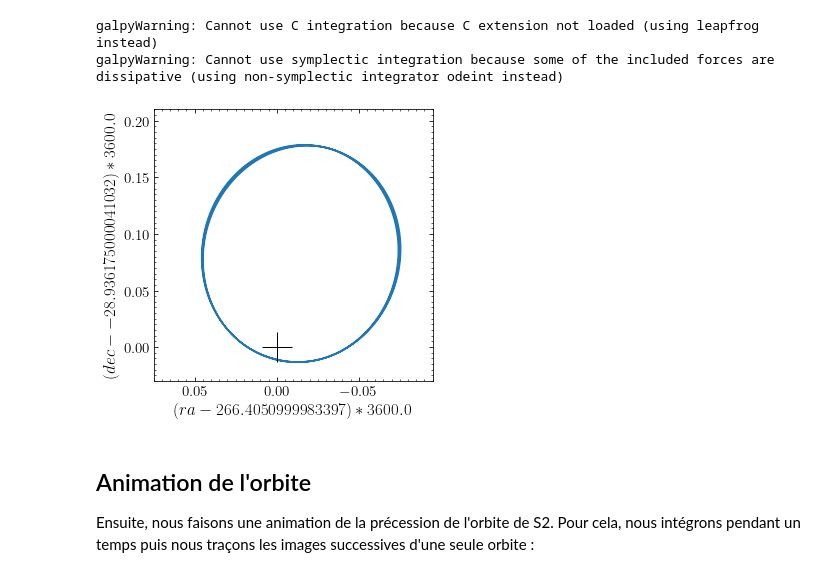
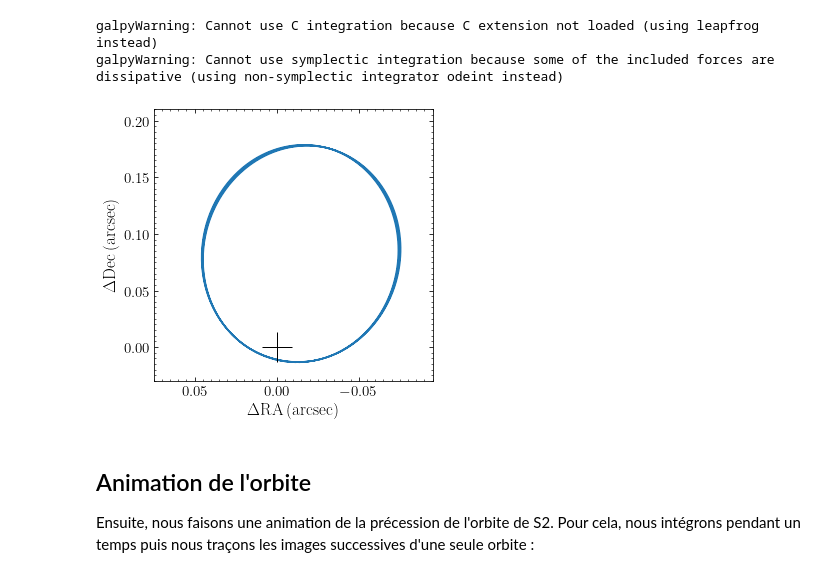
Before and after one commit to tchardonnens/schwarzschild-precession, a Jupyter notebook: precession.ipynb, the cells around one changed output. Drawn from its saved outputs; the diff is of its cells as text; code cells hidden in the pictures.

```diff
--- a/precession.ipynb
+++ b/precession.ipynb
@@ -127,14 +127,16 @@ galpyWarning: Cannot use symplectic integration because some of the included for
 # %%
 figsize=(5,11)
 osp.plot(d1='(ra-{})*{}'.format(ogc.ra(),
                               (u.deg/u.arcsec).to(u.dimensionless_unscaled,equivalencies=u.dimensionless_angles())),
        d2='(dec-{})*{}'.format(ogc.dec(),
-                              (u.deg/u.arcsec).to(u.dimensionless_unscaled,equivalencies=u.dimensionless_angles())),)
+                              (u.deg/u.arcsec).to(u.dimensionless_unscaled,equivalencies=u.dimensionless_angles())),
+        xlabel=r'$\Delta \mathrm{RA}\,(\mathrm{arcsec})$',
+      ylabel=r'$\Delta \mathrm{Dec}\,(\mathrm{arcsec})$')
 plt.plot([0.],[0.],'k+',ms=30.)
 plt.xlim(0.075,-0.095)
 plt.ylim(-0.03,0.21);
 # %% [output]
-[figure, old version]
+[figure, new version]
 # %% [markdown]
 ## Animation de l'orbite
 
```
